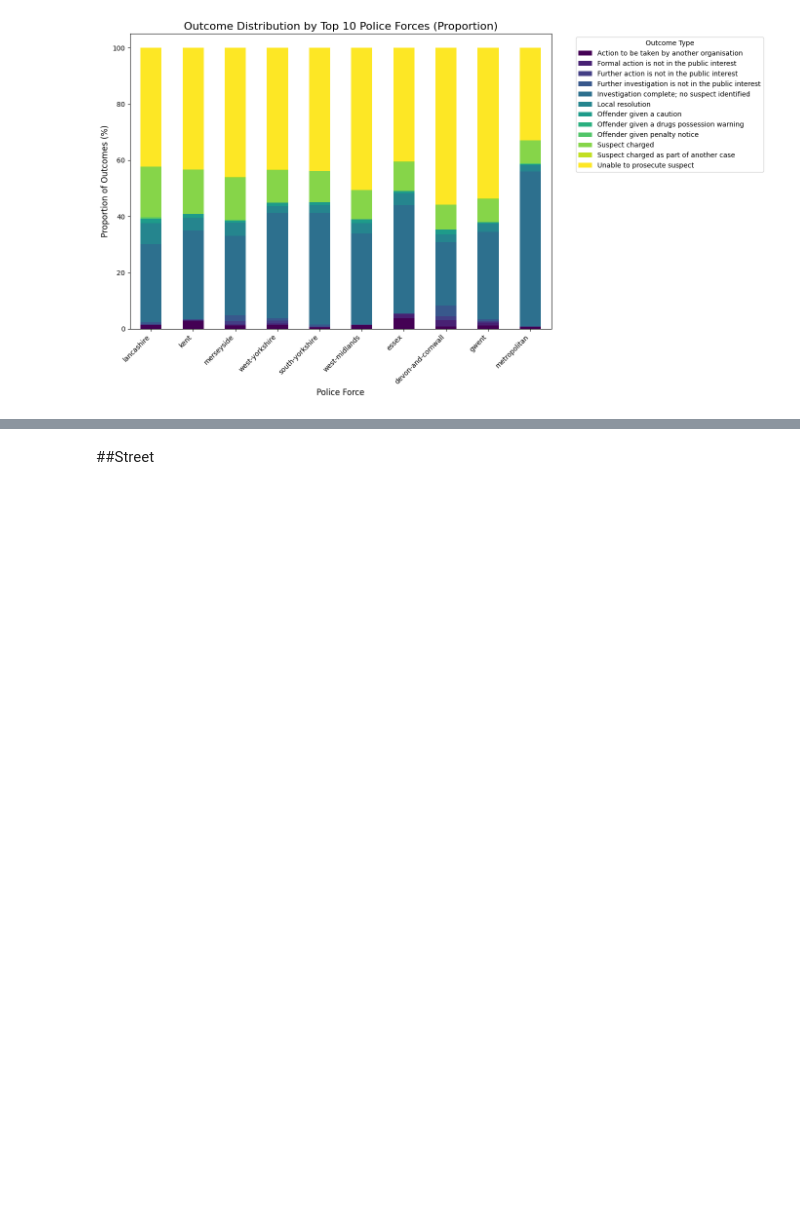
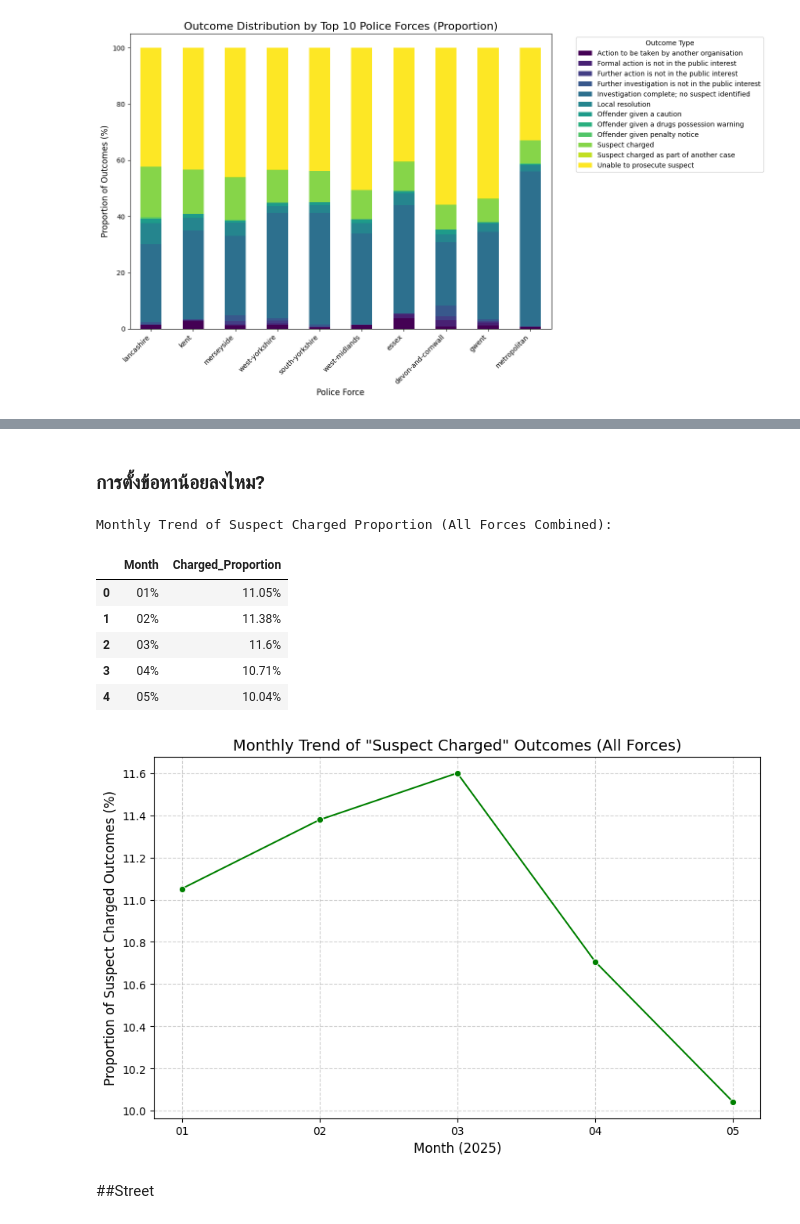
Before and after one commit to jangInw007/JENZY_Project, a Jupyter notebook: JENZY_is_perfect_project_Basicpro.ipynb, the cells around one changed output, grey strips where cells are left out. Cells and saved outputs as stored; diff of their text form; code cells hidden in the pictures; blank space fills up the shorter version.

```diff
--- a/JENZY_is_perfect_project_Basicpro.ipynb
+++ b/JENZY_is_perfect_project_Basicpro.ipynb
@@ -1124,2 +1206,45 @@ plt.show()
+# %% [markdown]
+### การตั้งข้อหาน้อยลงไหม?
+# %%
+# 1. คำนวณสัดส่วน 'Suspect Charged' รายเดือน
+monthly_charged = combined_outcomes_2025_all_months.groupby('Month').size().reset_index(name='Total_Count')
+
+# นับเฉพาะ Suspect Charged รายเดือน
+charged_monthly_count = combined_outcomes_2025_all_months[
+    combined_outcomes_2025_all_months['Outcome type'] == 'Suspect charged'
+].groupby('Month').size().reset_index(name='Charged_Count')
+
+# รวมและคำนวณสัดส่วน
+monthly_trend_df = pd.merge(monthly_charged, charged_monthly_count, on='Month', how='left').fillna(0)
+monthly_trend_df['Charged_Proportion'] = (
+    monthly_trend_df['Charged_Count'] / monthly_trend_df['Total_Count']
+) * 100
+
+print("Monthly Trend of Suspect Charged Proportion (All Forces Combined):")
+display(monthly_trend_df[['Month', 'Charged_Proportion']].round(2).astype(str) + '%')
+
+# 2. โค้ดนำเสนอ: Line Chart
+plt.figure(figsize=(10, 6))
+sns.lineplot(
+    x='Month',
+    y='Charged_Proportion',
+    data=monthly_trend_df,
+    marker='o',
+    color='green'
+)
+plt.title('Monthly Trend of "Suspect Charged" Outcomes (All Forces)', fontsize=14)
+plt.xlabel('Month (2025)', fontsize=12)
+plt.ylabel('Proportion of Suspect Charged Outcomes (%)', fontsize=12)
+plt.grid(True, linestyle='--', alpha=0.6)
+plt.show()
+# %% [output]
+Monthly Trend of Suspect Charged Proportion (All Forces Combined):
+|  | Month | Charged_Proportion |
+| 0 | 01% | 11.05% |
+| 1 | 02% | 11.38% |
+| 2 | 03% | 11.6% |
+| 3 | 04% | 10.71% |
+| 4 | 05% | 10.04% |
+[figure, added]
 # %% [markdown]
 ##Street
```
Also changed, not shown: parts of 4 cells of this notebook.
